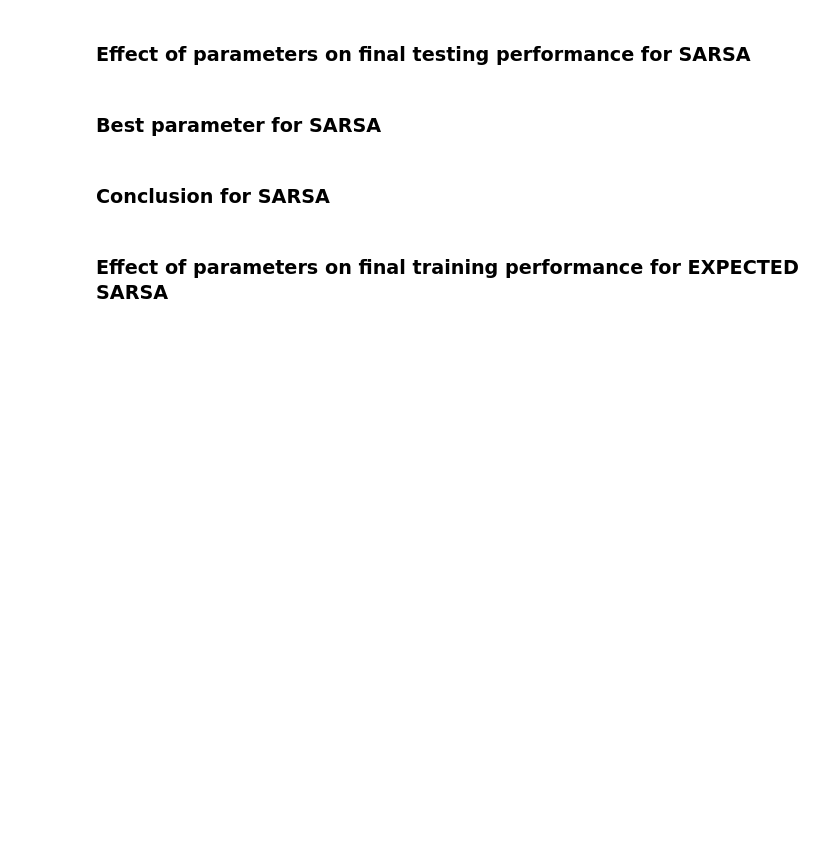
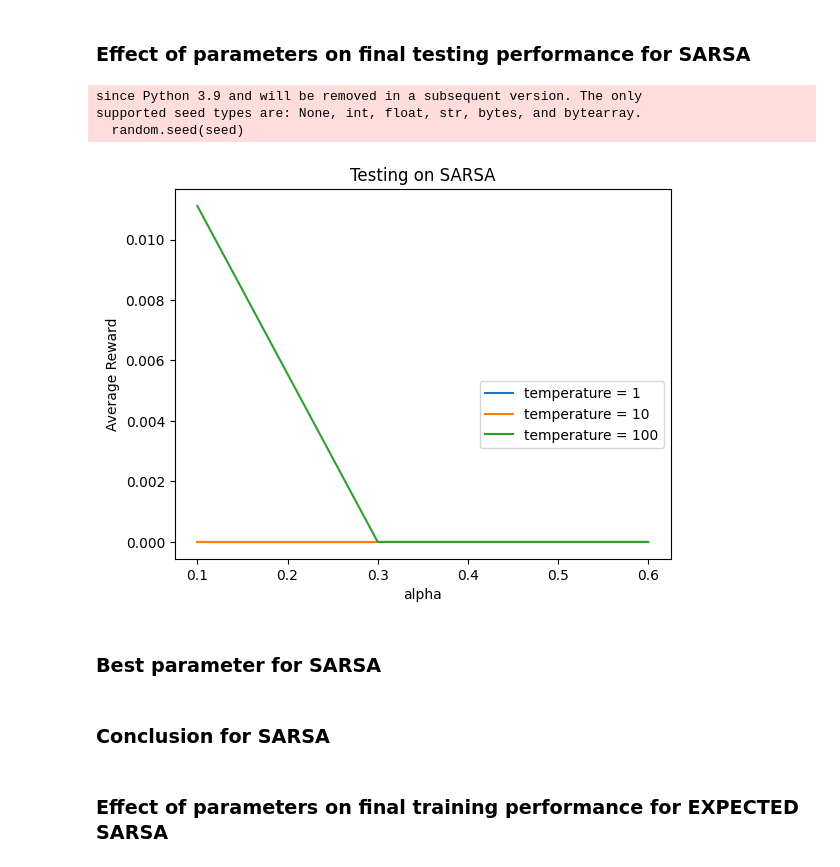
Before and after one commit to Ling01234/SARSA-Function-Approximation, a Jupyter notebook: assignment2_rl.ipynb, the cells around one changed output. Saved outputs shown, nothing was run; the diff lists cells and outputs as text; code cells hidden in the pictures; blank space fills up the shorter version.

```diff
--- a/assignment2_rl.ipynb
+++ b/assignment2_rl.ipynb
@@ -48,5 +77,38 @@ for alpha in ALPHAS:
 # %% [markdown]
 ### Effect of parameters on final testing performance for SARSA
+# %%
+for temp in tqdm(TEMPERATURE):
+    rewards_test = []
+    for alpha in ALPHAS:
+        average_reward_test = 0
+        for seed in SEEDS:
+            random.seed(seed)
+
+            env = gym.make("FrozenLake-v1", desc=None, map_name="4x4", is_slippery=False)
+            env.reset()
+            sarsa = SARSA(env, alpha, temp, GAMMA, EPISODES, False)
+            sarsa.simulate_episodes()
+            final_policy = sarsa.learned_policy
+            last_test = sarsa.last_test()
+            average_reward_test += last_test
+
+        average_reward_test = average_reward_test/10
+        rewards_test.append(average_reward_test)
+
+    # for (a, r) in zip(ALPHAS, rewards_test):
+    #     print(f"temperature {temp}: {(a,r)}")
+    plt.plot(ALPHAS, rewards_test, label = f"temperature = {temp}")
+
+plt.legend(bbox_to_anchor = (1, 0.5), loc = "best")
+plt.title("Testing on SARSA")
+plt.xlabel("alpha")
+plt.ylabel("Average Reward")
+plt.show()
+# %% [output]
+since Python 3.9 and will be removed in a subsequent version. The only
+supported seed types are: None, int, float, str, bytes, and bytearray.
+  random.seed(seed)
+[figure, added]
 # %% [markdown]
 ### Best parameter for SARSA
 # %% [markdown]
```
Also changed, not shown: parts of 5 cells of this notebook, 1 other file.
